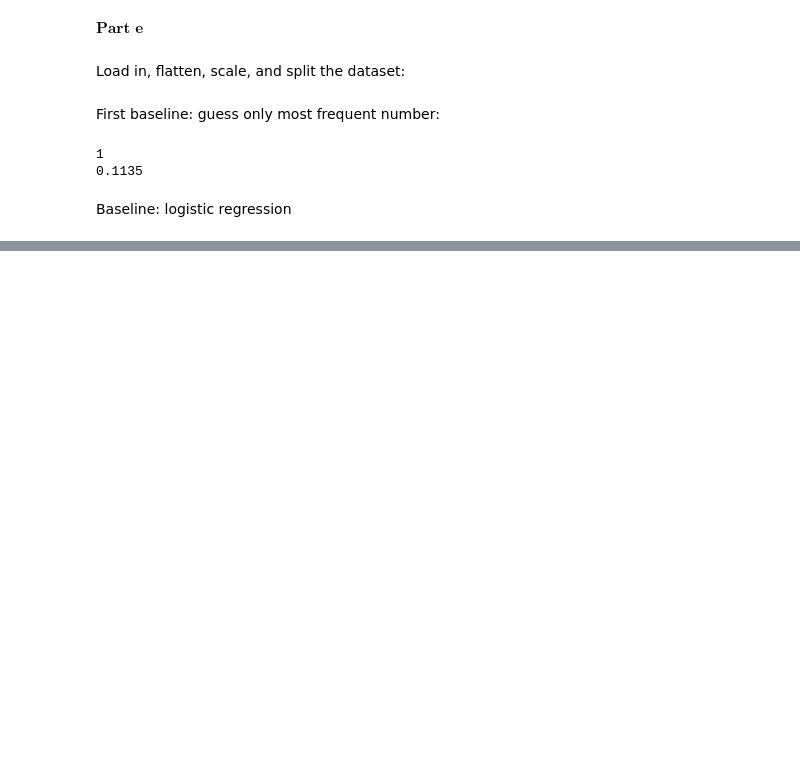
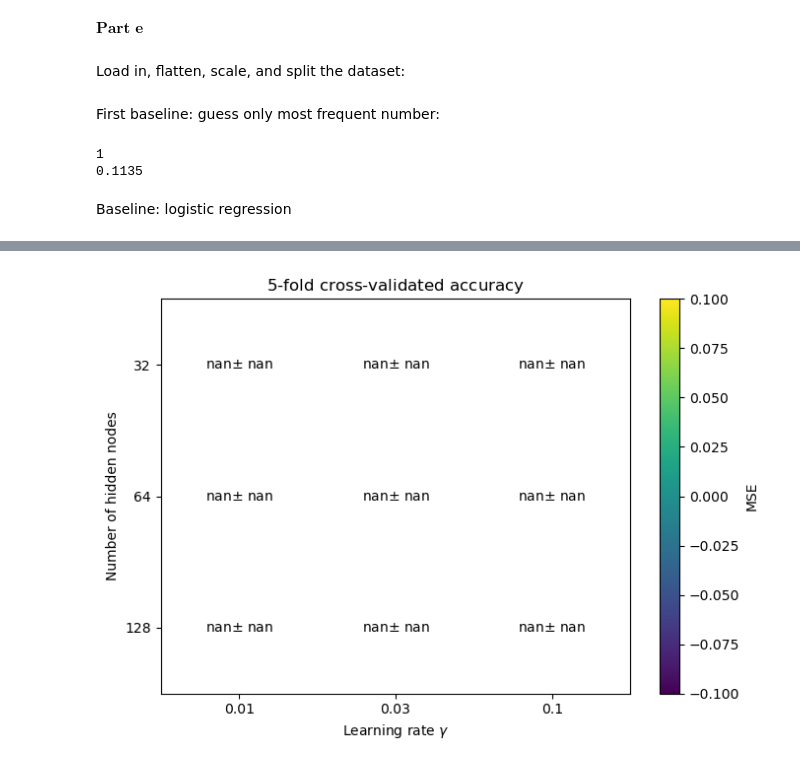
Before and after one commit to kajassandnes/FYS-STK3155, a Jupyter notebook: Project2/part_e.ipynb, the cells around one changed output, grey strips where cells are left out. Drawn from its saved outputs; the diff is of its cells as text; code cells hidden in the pictures; blank space fills up the shorter version.

Commit message:
grid search

```diff
--- a/Project2/part_e.ipynb
+++ b/Project2/part_e.ipynb
@@ -5,6 +5,7 @@ import numpy as np
 import jax
 jax.config.update("jax_enable_x64", True)
 import jax.numpy as jnp
+import time
 import optax
 import matplotlib.pyplot as plt
 from sklearn.metrics import (confusion_matrix, ConfusionMatrixDisplay,
@@ -12,10 +13,13 @@ from sklearn.metrics import (confusion_matrix, ConfusionMatrixDisplay,
                              classification_report,
                              roc_curve as sk_roc_curve, roc_auc_score, RocCurveDisplay)
 from sklearn.linear_model import LogisticRegression
+from sklearn.model_selection import (KFold, StratifiedKFold, cross_val_score, cross_validate,
+                                     cross_val_predict, GridSearchCV, validation_curve, learning_curve)
 
+from neural_network import (NeuralNetwork, EstimatorClassifier, sigmoid, sigmoid_der, ReLU, ReLU_der, softmax,
+                            cross_entropy, smce_der, plot_classification)
 
-from neural_network import (NeuralNetwork, Estimator, sigmoid, sigmoid_der, ReLU, ReLU_der, softmax,
-                            cross_entropy, smce_der, plot_classification)
+rs = 2026
 # %% [markdown]
 Load in, flatten, scale, and split the dataset:
 # %%
@@ -49,0 +60,7 @@ print(np.round(accuracy, 4))
+# %%
+rng = np.random.default_rng(rs)
+k = 5
+sub = np.concatenate([rng.choice(np.where(y_train == c)[0], 1000, replace=False) for c in range(10)])
+sub = rng.permutation(sub)                                  # random order, so that the first m of any fold are a mixture
+X_sub, y_sub = x_train[sub], y_train[sub]
+cv_strat = StratifiedKFold(n_splits = k, shuffle=True, random_state = rs)
@@ -49,0 +118,22 @@ print(np.round(accuracy, 4))
+# %%
+fig, ax = plt.subplots(figsize=(7, 5))
+heatmap = ax.imshow(acc_c, cmap="viridis", aspect="auto")
+ax.set_xticks(np.arange(len(gammas_c)))
+ax.set_xticklabels([f"{value:g}" for value in gammas_c])
+ax.set_yticks(np.arange(len(hiddens_c)))
+ax.set_yticklabels([f"{value:g}" for value in hiddens_c])
+ax.set_xlabel("Learning rate $\\gamma$")
+ax.set_ylabel("Number of hidden nodes")
+ax.set_title("$5$-fold cross-validated accuracy")
+
+
+for row in range(acc_c.shape[0]):
+    for col in range(acc_c.shape[1]):
+        color = "black"
+        ax.text(col, row, f"{acc_c[row, col]:.3g}$\\pm$ {se_c[row,col]:.3g}", ha="center", va="center", color=color)
+
+fig.colorbar(heatmap, ax=ax, label="MSE")
+fig.tight_layout()
+plt.show()
+# %% [output]
+[figure, added]
```
Also changed, not shown: parts of 5 cells of this notebook.
